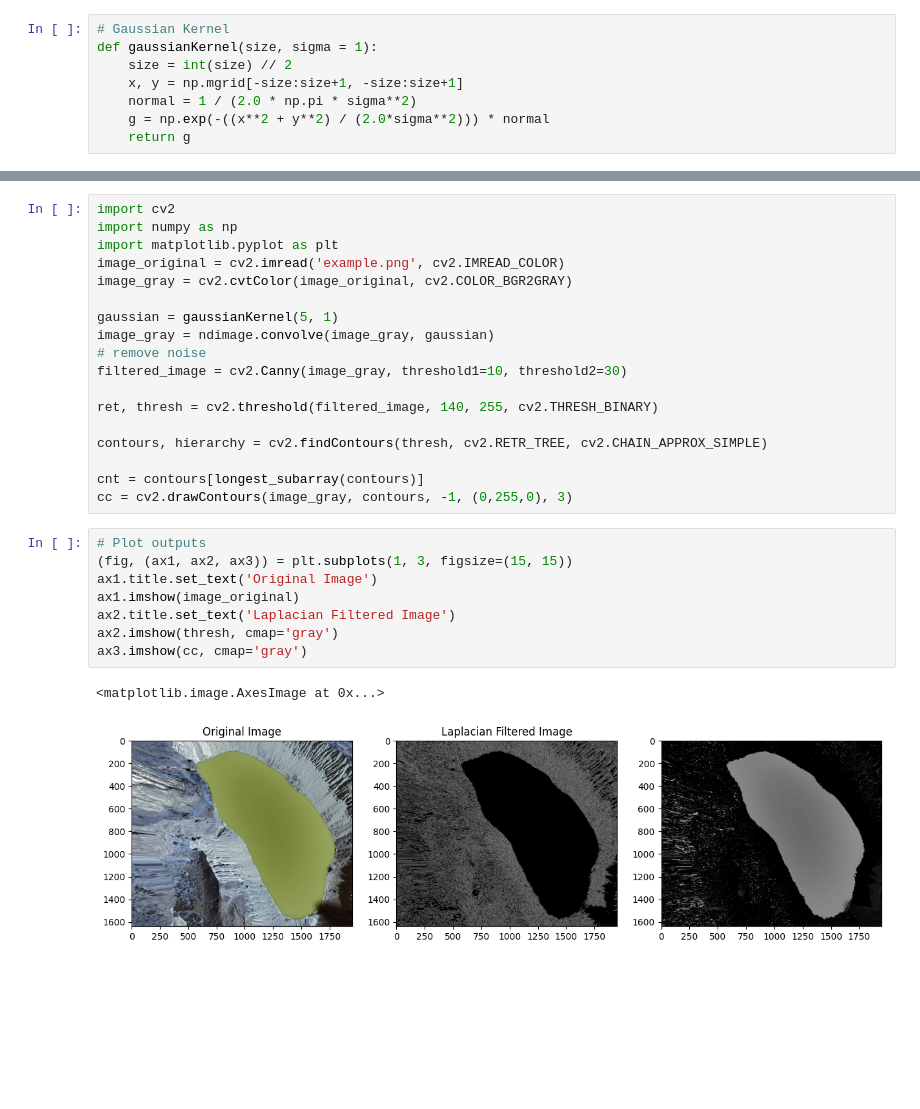
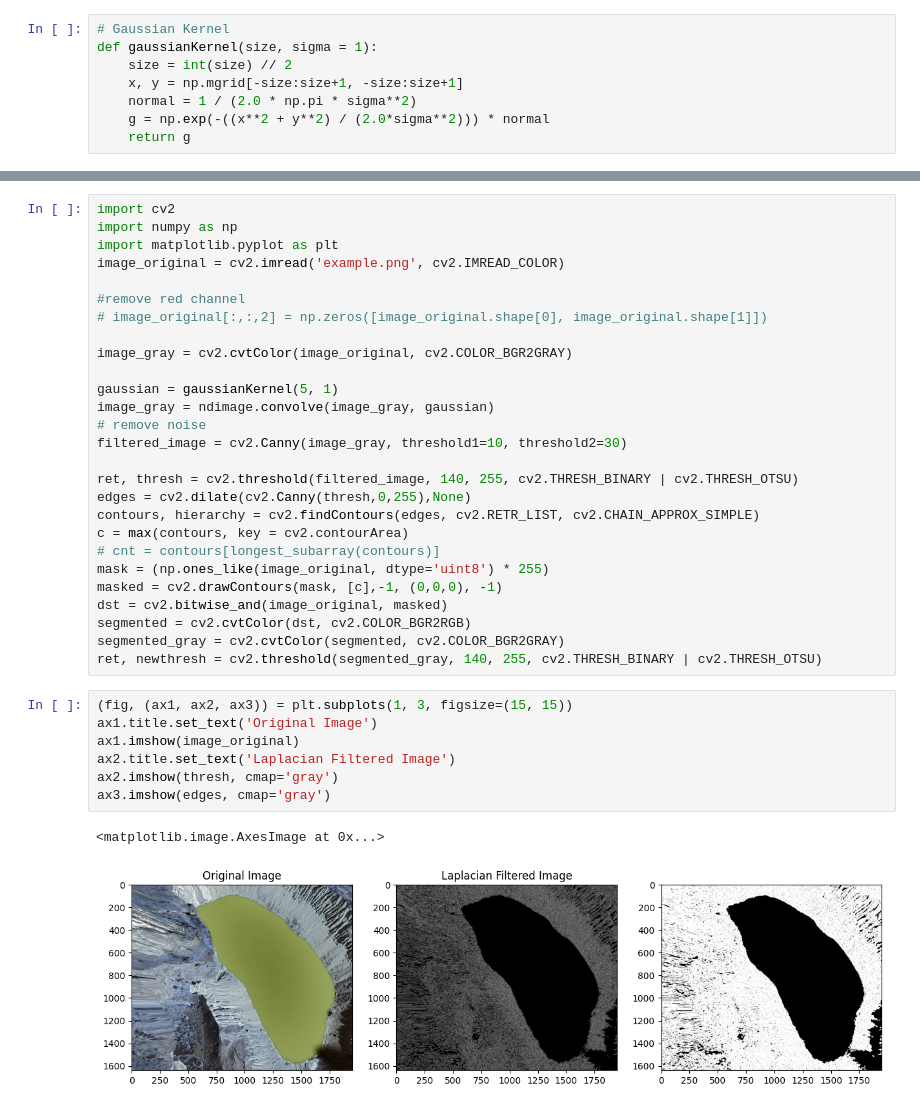
Before and after one commit to javaclll/glaciallake, a Jupyter notebook: Glacial Lake.ipynb, the cells around one changed output, grey strips where cells are left out. Saved outputs shown, nothing was run; the diff lists cells and outputs as text; blank space fills up the shorter version.

```diff
--- a/Glacial Lake.ipynb
+++ b/Glacial Lake.ipynb
@@ -87,6 +96,10 @@ import cv2
 import numpy as np
 import matplotlib.pyplot as plt
 image_original = cv2.imread('example.png', cv2.IMREAD_COLOR)
+
+#remove red channel
+# image_original[:,:,2] = np.zeros([image_original.shape[0], image_original.shape[1]])
+
 image_gray = cv2.cvtColor(image_original, cv2.COLOR_BGR2GRAY)
 
 gaussian = gaussianKernel(5, 1)
@@ -94,20 +107,24 @@ image_gray = ndimage.convolve(image_gray, gaussian)
 # remove noise
 filtered_image = cv2.Canny(image_gray, threshold1=10, threshold2=30)
 
-ret, thresh = cv2.threshold(filtered_image, 140, 255, cv2.THRESH_BINARY)
-
-contours, hierarchy = cv2.findContours(thresh, cv2.RETR_TREE, cv2.CHAIN_APPROX_SIMPLE)
-
-cnt = contours[longest_subarray(contours)]
-cc = cv2.drawContours(image_gray, contours, -1, (0,255,0), 3)
+ret, thresh = cv2.threshold(filtered_image, 140, 255, cv2.THRESH_BINARY | cv2.THRESH_OTSU)
+edges = cv2.dilate(cv2.Canny(thresh,0,255),None)
+contours, hierarchy = cv2.findContours(edges, cv2.RETR_LIST, cv2.CHAIN_APPROX_SIMPLE)
+c = max(contours, key = cv2.contourArea)
+# cnt = contours[longest_subarray(contours)]
+mask = (np.ones_like(image_original, dtype='uint8') * 255)
+masked = cv2.drawContours(mask, [c],-1, (0,0,0), -1)
+dst = cv2.bitwise_and(image_original, masked)
+segmented = cv2.cvtColor(dst, cv2.COLOR_BGR2RGB)
+segmented_gray = cv2.cvtColor(segmented, cv2.COLOR_BGR2GRAY)
+ret, newthresh = cv2.threshold(segmented_gray, 140, 255, cv2.THRESH_BINARY | cv2.THRESH_OTSU)
 # %%
-# Plot outputs
 (fig, (ax1, ax2, ax3)) = plt.subplots(1, 3, figsize=(15, 15))
 ax1.title.set_text('Original Image')
 ax1.imshow(image_original)
 ax2.title.set_text('Laplacian Filtered Image')
 ax2.imshow(thresh, cmap='gray')
-ax3.imshow(cc, cmap='gray')
+ax3.imshow(edges, cmap='gray')
 # %% [output]
 <matplotlib.image.AxesImage at 0x...>
-[figure, old version]
+[figure, new version]
```
Also changed, not shown: parts of 5 cells of this notebook.
